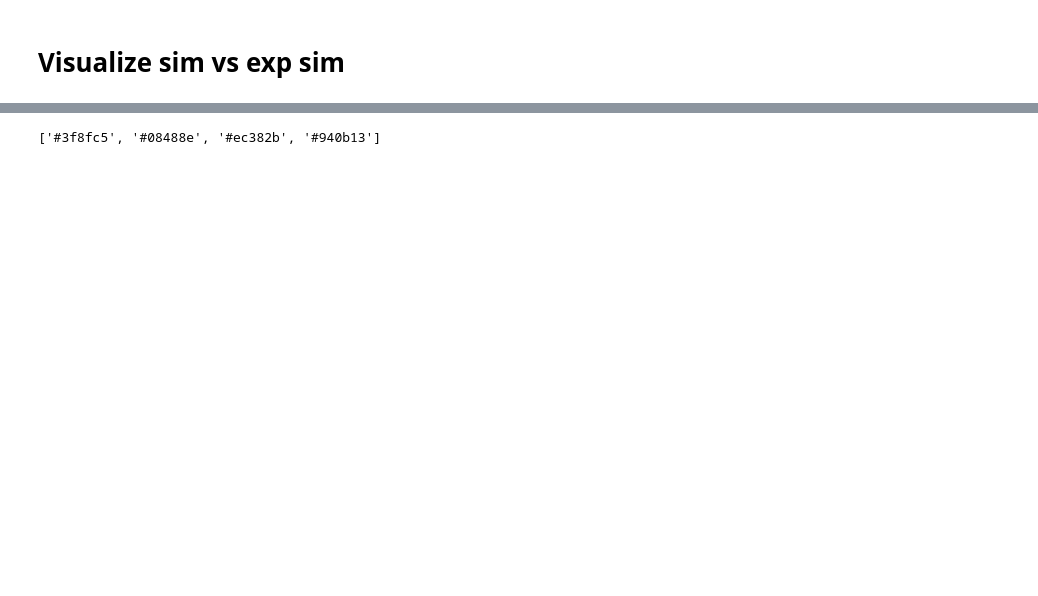
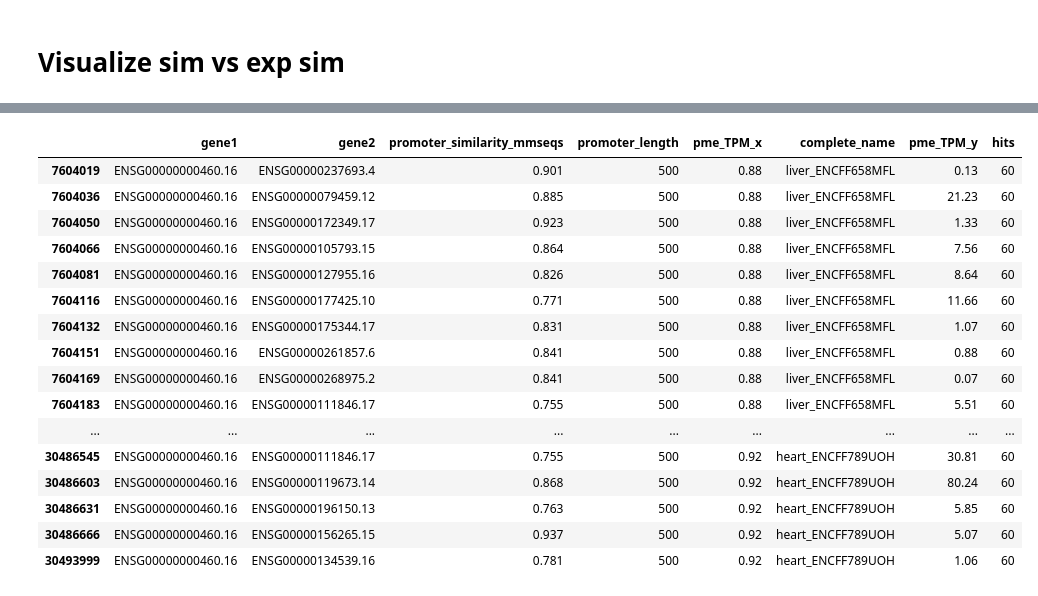
Before and after one commit to luisas/promoter-x, a Jupyter notebook: src/analysis/01_similarity_plots.ipynb, the cells around one changed output, grey strips where cells are left out. Cells and saved outputs as stored; diff of their text form; code cells hidden in the pictures; blank space fills up the shorter version.

```diff
--- a/src/analysis/01_similarity_plots.ipynb
+++ b/src/analysis/01_similarity_plots.ipynb
@@ -9,9 +9,15 @@ import plotly.express as px
 import plotly.graph_objects as go
 fig = go.Figure()
 summary_csv = "../../results/summary_csv/expression_exp.csv"
-df_plot = pd.read_csv(summary_csv)
+df_complete = pd.read_csv(summary_csv)
 
-# extract gene
-gene = "ENSG00000162998.4"
-# # when either gene is gene1 or gene2
-df_plot = df_plot[(df_plot["gene1"] == gene) | (df_plot["gene2"] == gene)]
+# How many hits per gene
+gene_counts= df_complete.groupby("gene1")["gene2"].count()
+#merge the gene counts with the original dataframe
+df_complete = df_complete.merge(gene_counts, on="gene1", how="left")
+# relabel gene2 y to hits
+df_complete.rename(columns={"gene2_y": "hits"}, inplace=True)
+# rename gene2_x to gene2
+df_complete.rename(columns={"gene2_x": "gene2"}, inplace=True)
+# remove the rows where gene1 == gene2
+df_complete = df_complete[df_complete["gene1"] != df_complete["gene2_x"]]
@@ -18 +96,24 @@ df_plot = df_plot[(df_plot["gene1"] == gene) | (df_plot["gene2"] == gene)]
+# %%
+# explore one gene from df_count
+gene = "ENSG00000000460.16"
+df_gene = df_complete[df_complete["gene1"] == gene]
+df_gene
+# %% [output]
+|  | gene1 | gene2 | promoter_similarity_mmseqs | promoter_length | pme_TPM_x | complete_name | pme_TPM_y | hits |
+| 7604019 | ENSG00000000460.16 | ENSG00000237693.4 | 0.901 | 500 | 0.88 | liver_ENCFF658MFL | 0.13 | 60 |
+| 7604036 | ENSG00000000460.16 | ENSG00000079459.12 | 0.885 | 500 | 0.88 | liver_ENCFF658MFL | 21.23 | 60 |
+| 7604050 | ENSG00000000460.16 | ENSG00000172349.17 | 0.923 | 500 | 0.88 | liver_ENCFF658MFL | 1.33 | 60 |
+| 7604066 | ENSG00000000460.16 | ENSG00000105793.15 | 0.864 | 500 | 0.88 | liver_ENCFF658MFL | 7.56 | 60 |
+| 7604081 | ENSG00000000460.16 | ENSG00000127955.16 | 0.826 | 500 | 0.88 | liver_ENCFF658MFL | 8.64 | 60 |
+| 7604116 | ENSG00000000460.16 | ENSG00000177425.10 | 0.771 | 500 | 0.88 | liver_ENCFF658MFL | 11.66 | 60 |
+| 7604132 | ENSG00000000460.16 | ENSG00000175344.17 | 0.831 | 500 | 0.88 | liver_ENCFF658MFL | 1.07 | 60 |
+| 7604151 | ENSG00000000460.16 | ENSG00000261857.6 | 0.841 | 500 | 0.88 | liver_ENCFF658MFL | 0.88 | 60 |
+| 7604169 | ENSG00000000460.16 | ENSG00000268975.2 | 0.841 | 500 | 0.88 | liver_ENCFF658MFL | 0.07 | 60 |
+| 7604183 | ENSG00000000460.16 | ENSG00000111846.17 | 0.755 | 500 | 0.88 | liver_ENCFF658MFL | 5.51 | 60 |
+| ... | ... | ... | ... | ... | ... | ... | ... | ... |
+| 30486545 | ENSG00000000460.16 | ENSG00000111846.17 | 0.755 | 500 | 0.92 | heart_ENCFF789UOH | 30.81 | 60 |
+| 30486603 | ENSG00000000460.16 | ENSG00000119673.14 | 0.868 | 500 | 0.92 | heart_ENCFF789UOH | 80.24 | 60 |
+| 30486631 | ENSG00000000460.16 | ENSG00000196150.13 | 0.763 | 500 | 0.92 | heart_ENCFF789UOH | 5.85 | 60 |
+| 30486666 | ENSG00000000460.16 | ENSG00000156265.15 | 0.937 | 500 | 0.92 | heart_ENCFF789UOH | 5.07 | 60 |
+| 30493999 | ENSG00000000460.16 | ENSG00000134539.16 | 0.781 | 500 | 0.92 | heart_ENCFF789UOH | 1.06 | 60 |
 # %%
@@ -52,7 +165,3 @@ fig.update_layout(
 fig.update_xaxes(showline=True, linewidth=1, linecolor='black', mirror=True)
 fig.update_yaxes(showline=True, linewidth=1, linecolor='black', mirror=True)
 fig.show()
-# %%
-custom_palette
-# %% [output]
-['#3f8fc5', '#08488e', '#ec382b', '#940b13']
```
Also changed, not shown: parts of 7 cells of this notebook, 2 other files.
